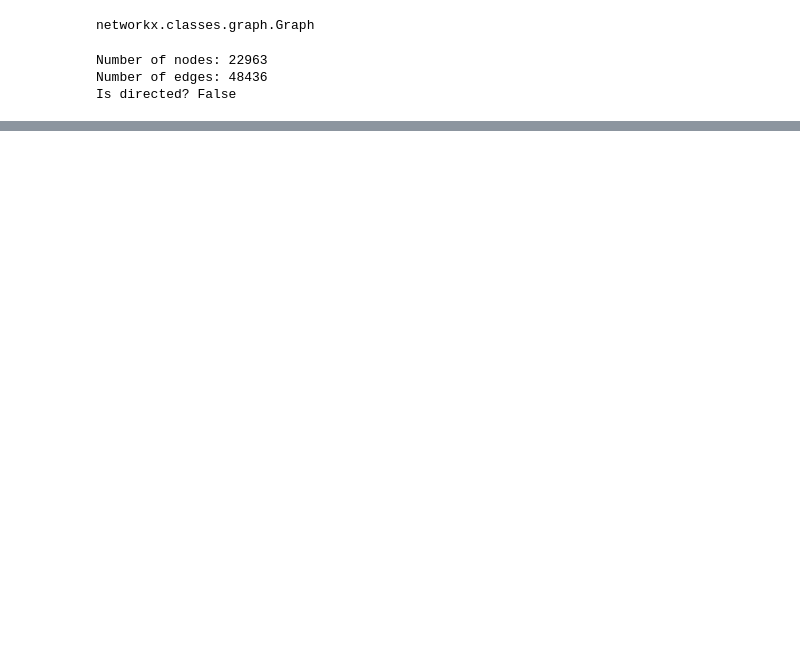
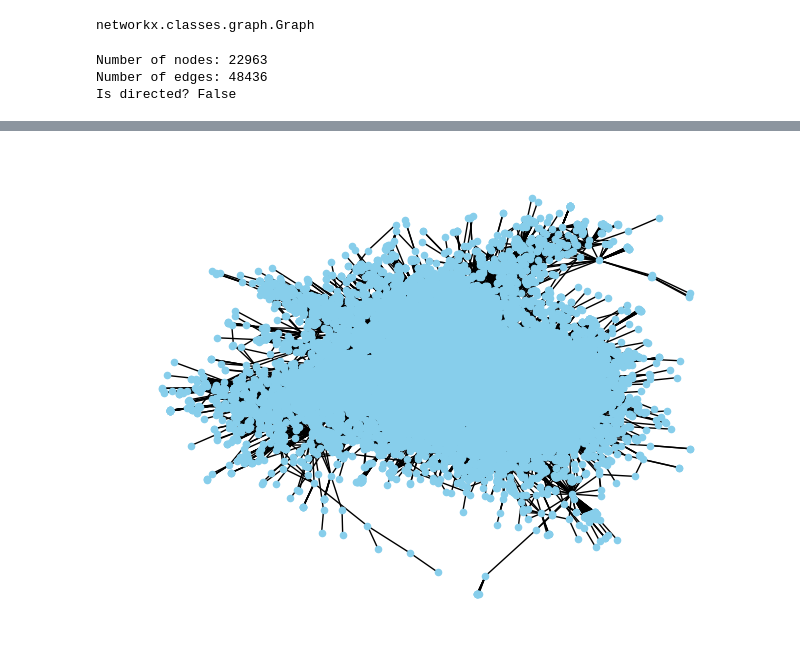
Before and after one commit to pxsa/complex-network-HW, a Jupyter notebook: internet.ipynb, the cells around one changed output, grey strips where cells are left out. Cells and saved outputs as stored; diff of their text form; code cells hidden in the pictures; blank space fills up the shorter version.

```diff
--- a/internet.ipynb
+++ b/internet.ipynb
@@ -17,0 +27,4 @@ Is directed? False
+# %%
+nx.draw(G, with_labels=False,node_size=20, node_color='skyblue')
+# %% [output]
+[figure, added]
```
Also changed, not shown: parts of 19 cells of this notebook, 1 other file.
